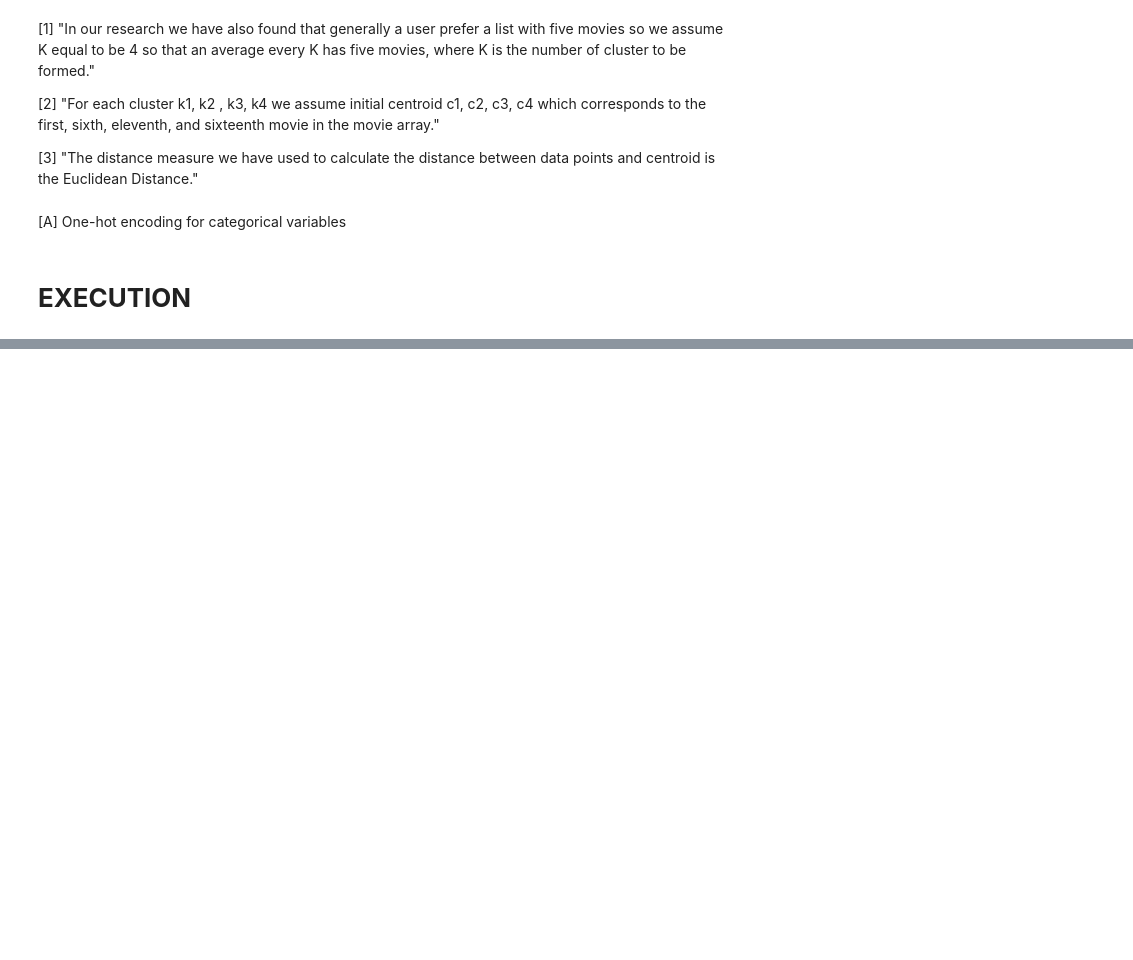
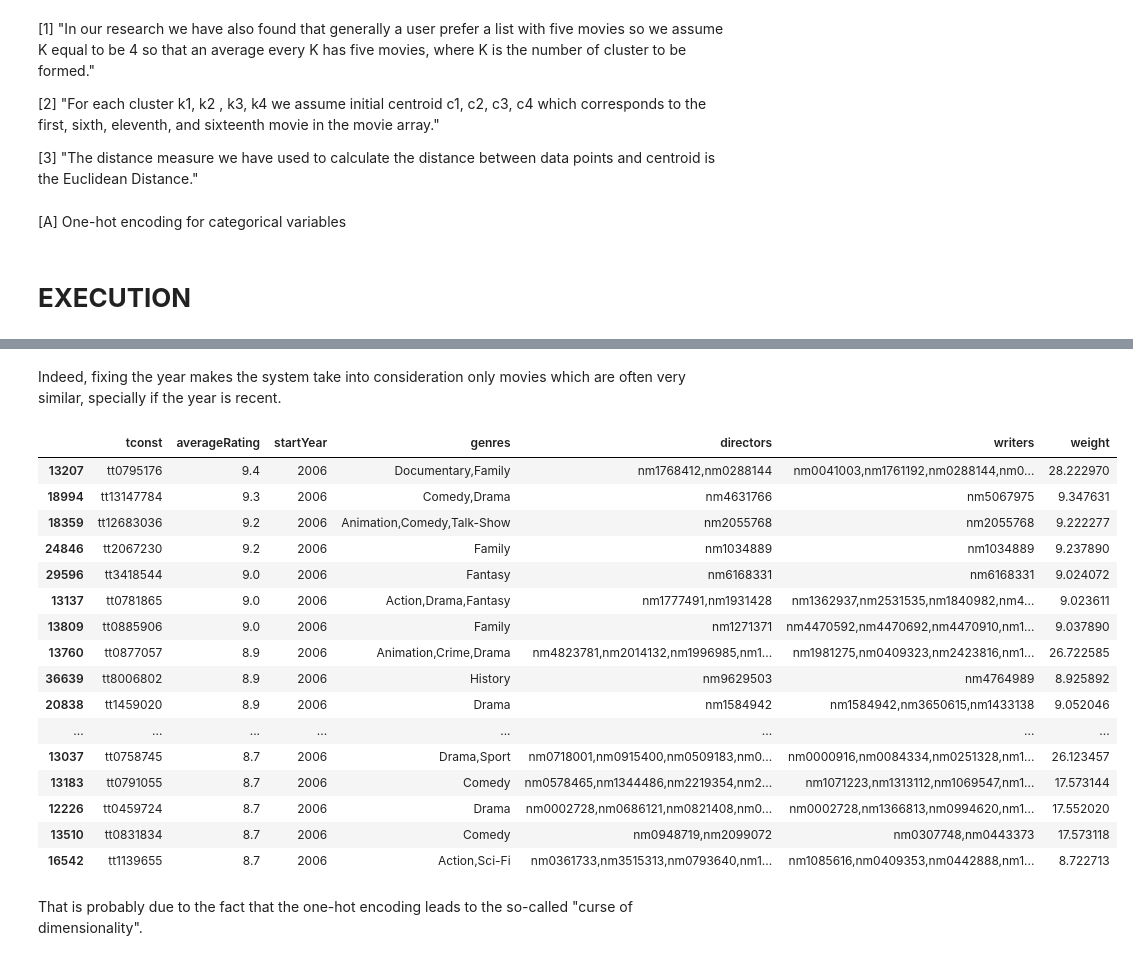
Before and after one commit to peetceenatoo/movierec, a Jupyter notebook: implementation.ipynb, the cells around one changed output, grey strips where cells are left out. Drawn from its saved outputs; the diff is of its cells as text; code cells hidden in the pictures; blank space fills up the shorter version.

```diff
--- a/implementation.ipynb
+++ b/implementation.ipynb
@@ -287,0 +286,24 @@ ZeroDivisionError: float division by zero
+# %% [markdown]
+Indeed, fixing the year makes the system take into consideration only movies which are often very similar, specially if the year is recent.
+# %%
+MovieREC(Filter(df, minYear=2006, maxYear=2006))
+# %% [output]
+|  | tconst | averageRating | startYear | genres | directors | writers | weight |
+| 13207 | tt0795176 | 9.4 | 2006 | Documentary,Family | nm1768412,nm0288144 | nm0041003,nm1761192,nm0288144,nm0... | 28.222970 |
+| 18994 | tt13147784 | 9.3 | 2006 | Comedy,Drama | nm4631766 | nm5067975 | 9.347631 |
+| 18359 | tt12683036 | 9.2 | 2006 | Animation,Comedy,Talk-Show | nm2055768 | nm2055768 | 9.222277 |
+| 24846 | tt2067230 | 9.2 | 2006 | Family | nm1034889 | nm1034889 | 9.237890 |
+| 29596 | tt3418544 | 9.0 | 2006 | Fantasy | nm6168331 | nm6168331 | 9.024072 |
+| 13137 | tt0781865 | 9.0 | 2006 | Action,Drama,Fantasy | nm1777491,nm1931428 | nm1362937,nm2531535,nm1840982,nm4... | 9.023611 |
+| 13809 | tt0885906 | 9.0 | 2006 | Family | nm1271371 | nm4470592,nm4470692,nm4470910,nm1... | 9.037890 |
+| 13760 | tt0877057 | 8.9 | 2006 | Animation,Crime,Drama | nm4823781,nm2014132,nm1996985,nm1... | nm1981275,nm0409323,nm2423816,nm1... | 26.722585 |
+| 36639 | tt8006802 | 8.9 | 2006 | History | nm9629503 | nm4764989 | 8.925892 |
+| 20838 | tt1459020 | 8.9 | 2006 | Drama | nm1584942 | nm1584942,nm3650615,nm1433138 | 9.052046 |
+| ... | ... | ... | ... | ... | ... | ... | ... |
+| 13037 | tt0758745 | 8.7 | 2006 | Drama,Sport | nm0718001,nm0915400,nm0509183,nm0... | nm0000916,nm0084334,nm0251328,nm1... | 26.123457 |
+| 13183 | tt0791055 | 8.7 | 2006 | Comedy | nm0578465,nm1344486,nm2219354,nm2... | nm1071223,nm1313112,nm1069547,nm1... | 17.573144 |
+| 12226 | tt0459724 | 8.7 | 2006 | Drama | nm0002728,nm0686121,nm0821408,nm0... | nm0002728,nm1366813,nm0994620,nm1... | 17.552020 |
+| 13510 | tt0831834 | 8.7 | 2006 | Comedy | nm0948719,nm2099072 | nm0307748,nm0443373 | 17.573118 |
+| 16542 | tt1139655 | 8.7 | 2006 | Action,Sci-Fi | nm0361733,nm3515313,nm0793640,nm1... | nm1085616,nm0409353,nm0442888,nm1... | 8.722713 |
+# %% [markdown]
+That is probably due to the fact that the one-hot encoding leads to the so-called "curse of dimensionality".
```
Also changed, not shown: parts of 19 cells of this notebook.
